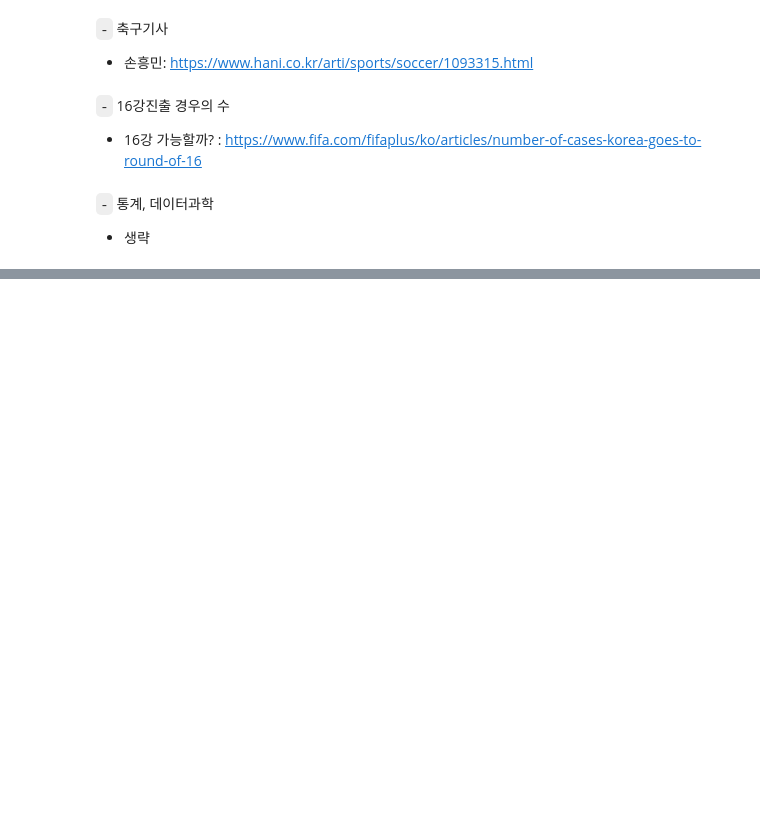
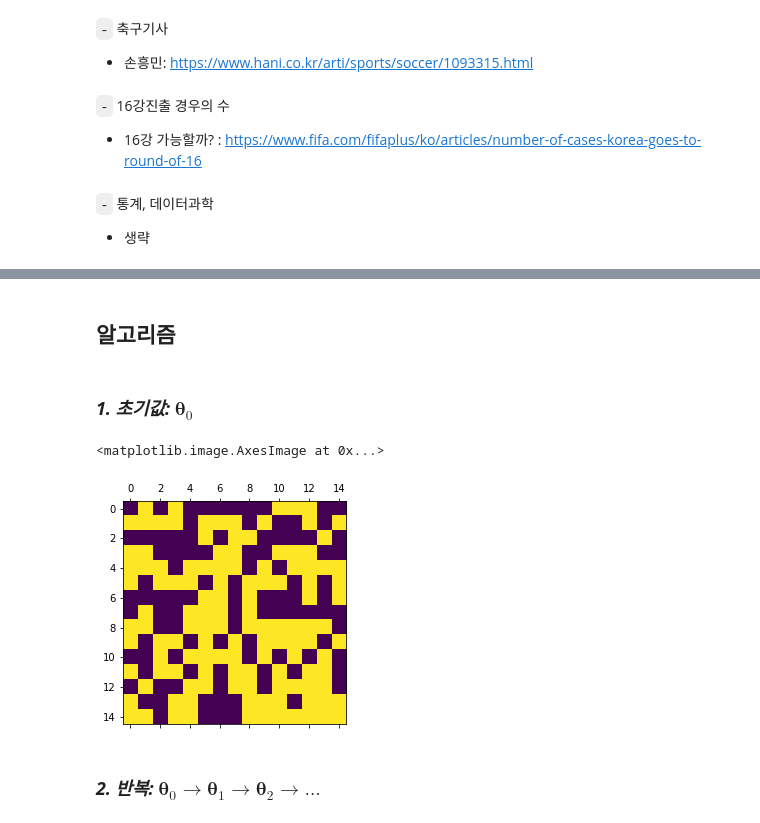
Before and after one commit to guebin/SP2023, a Jupyter notebook: posts/3. MCMC/2023-06-08-15wk-1.ipynb, the cells around one changed output, grey strips where cells are left out. Drawn from its saved outputs; the diff is of its cells as text; code cells hidden in the pictures; blank space fills up the shorter version.

```diff
--- a/posts/3. MCMC/2023-06-08-15wk-1.ipynb
+++ b/posts/3. MCMC/2023-06-08-15wk-1.ipynb
@@ -128,0 +691,7 @@ D['doc1']
+# %%
+D = {'doc1':['손흥민','골'],
+     'doc2':['골','확률'],
+     'doc3':['확률','데이터과학']}
+θ = {'doc1':[2,1],
+     'doc2':[1,2],
+     'doc3':[2,1]}
@@ -128,0 +821,12 @@ D['doc1']
+# %% [markdown]
+## 알고리즘
+# %% [markdown]
+### ***1. 초기값: ${\boldsymbol \theta}_0$***
+# %%
+θ = {doc:np.random.choice([0,1],size=15).tolist() for doc in D}
+plt.matshow(list(θ.values()))
+# %% [output]
+<matplotlib.image.AxesImage at 0x...>
+[figure, added]
+# %% [markdown]
+### ***2. 반복: ${\boldsymbol \theta}_0 \to {\boldsymbol \theta}_1 \to {\boldsymbol \theta}_2 \to \dots$***
```
Also changed, not shown: parts of 175 cells of this notebook.
